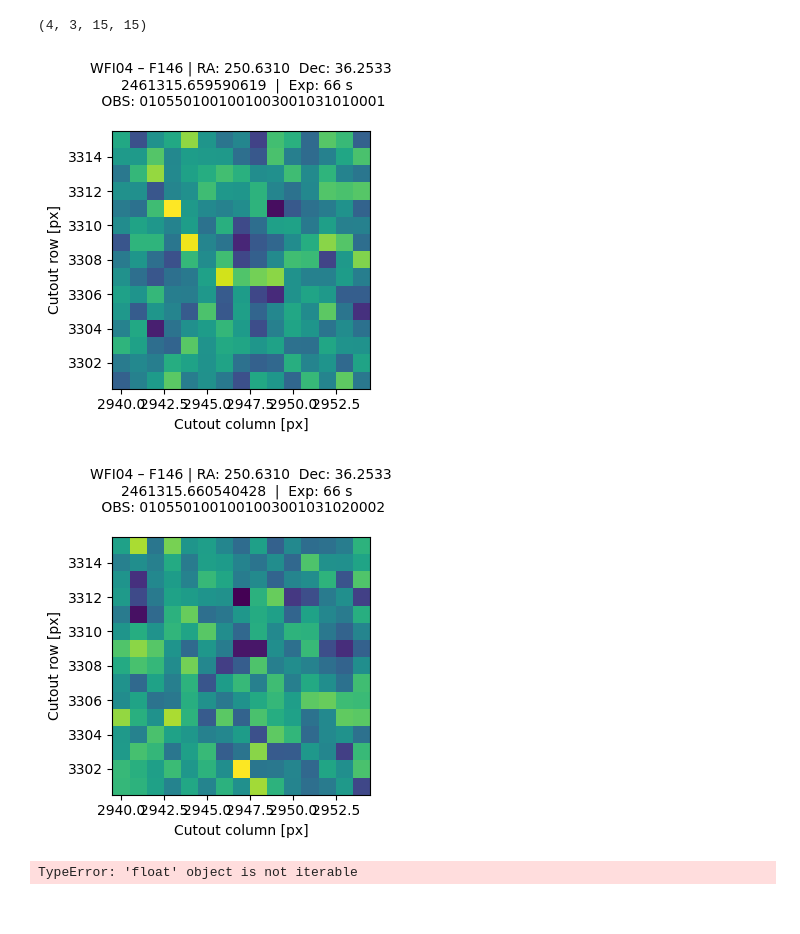
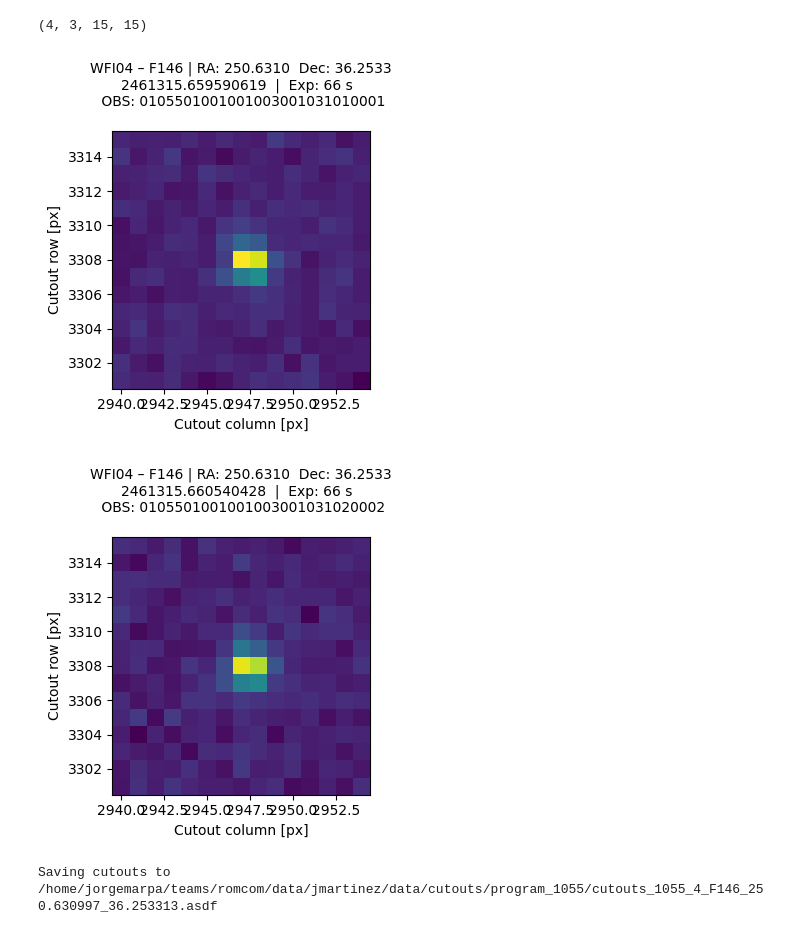
Before and after one commit to jorgemarpa/roman-cuts, a Jupyter notebook: notebooks/tutorial-com.ipynb, the cells around one changed output. Cells and saved outputs as stored; diff of their text form; code cells hidden in the pictures.

```diff
--- a/notebooks/tutorial-com.ipynb
+++ b/notebooks/tutorial-com.ipynb
@@ -103,37 +103,37 @@ cube.shape
 # %% [output]
 (4, 3, 15, 15)
 # %%
-ext = 3
+ext = 0
 
 ny, nx = cube.shape[-2], cube.shape[-1]
 norm = simple_norm(cube[ext].ravel(), stretch="linear", percent=99.9)
 
 for k in range(len(cube[ext])):
     if np.isnan(cube[ext][k]).all():
         continue
     origin = meta.loc[k, "origin_original"]  # (col_min, row_min) from Cutout2D
     xmin, ymin = int(origin[0]), int(origin[1])
 
     fig, ax = plt.subplots(figsize=(4, 4))
     ax.set_title(
         f'{meta.loc[k, "detector"]} – {meta.loc[k, "optical_element"]} | '
         f'RA: {meta.loc[k, "ra_target"]:.4f}  Dec: {meta.loc[k, "dec_target"]:.4f}\n'
         f'{meta.loc[k, "mid_time"]}  |  '
         f'Exp: {meta.loc[k, "exposure_time"]:.0f} s  \n '
         f'OBS: {meta.loc[k, "observation_id"]}\n',
         fontsize=10,
     )
     ax.pcolormesh(
         np.arange(xmin, xmin + nx),
         np.arange(ymin, ymin + ny),
         cube[ext][k],
         norm=norm,
     )
     ax.set_aspect("equal", "box")
     ax.set_xlabel("Cutout column [px]")
     ax.set_ylabel("Cutout row [px]")
     plt.tight_layout()
     plt.show()
 # %% [output]
-[figure, old version]
+[figure, new version]
-[figure, old version]
+[figure, new version]
@@ -146,7 +144,8 @@ OUT_PATH = os.path.join(OUT_PATH, f"program_{pid}")
 os.makedirs(OUT_PATH, exist_ok=True)
 
 filename = os.path.join(OUT_PATH, f"cutouts_{pid}_{detector}_{filter}_{ra:.6f}_{dec:.6f}.asdf")
+print(f"Saving cutouts to {filename}")
 
 save_to_asdf(cube, meta, gwcss, filename)
 # %% [output]
-TypeError: 'float' object is not iterable
+Saving cutouts to /home/jorgemarpa/teams/romcom/data/jmartinez/data/cutouts/program_1055/cutouts_1055_4_F146_250.630997_36.253313.asdf
```
Also changed, not shown: parts of 3 cells of this notebook.
